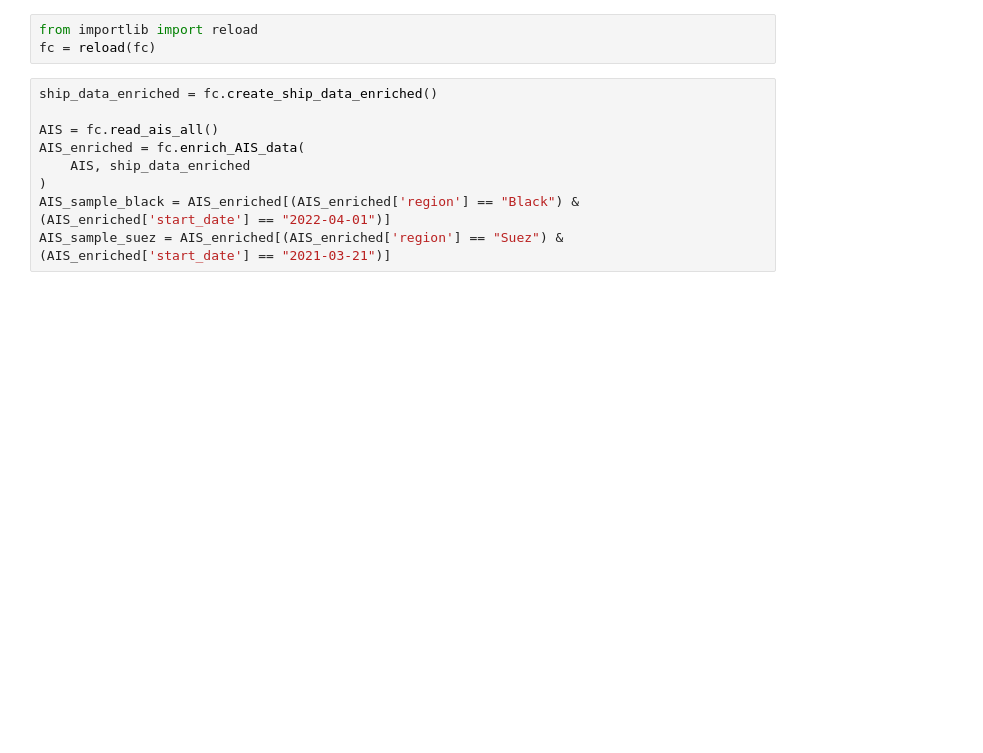
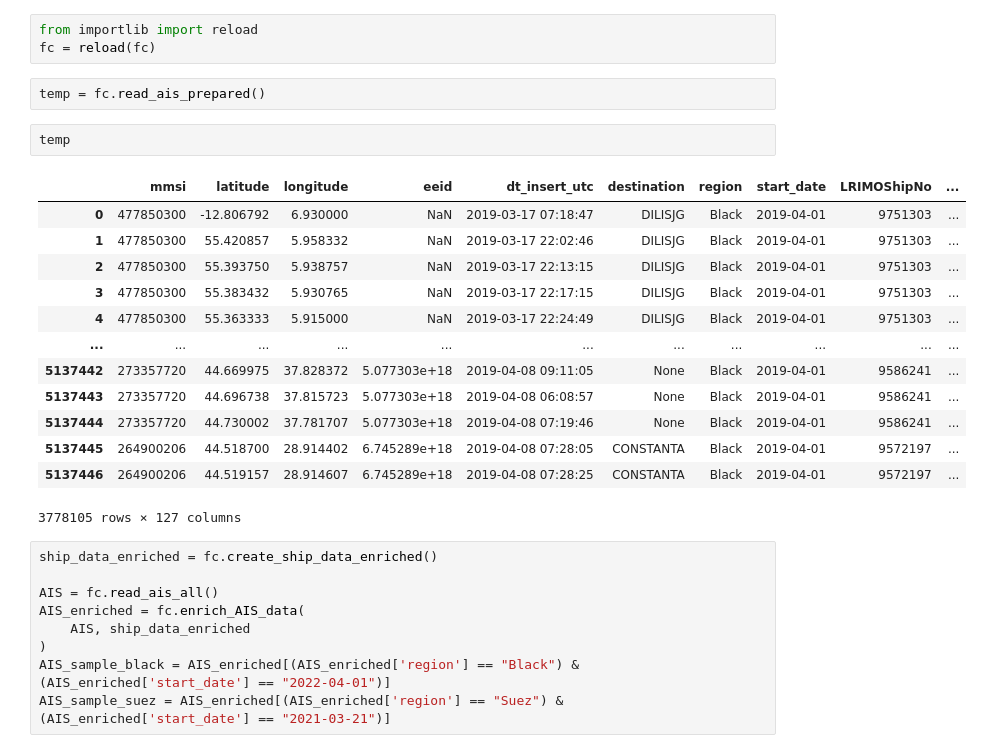
Before and after one commit to InseeFrLab/hackathon-un-2022, a Jupyter notebook: notebooks/test-nb-fonction.ipynb, the cells around one changed output. Drawn from its saved outputs; the diff is of its cells as text; blank space fills up the shorter version.

```diff
--- a/notebooks/test-nb-fonction.ipynb
+++ b/notebooks/test-nb-fonction.ipynb
@@ -9,6 +9,24 @@ import utils.functions as fc
 # %%
 from importlib import reload
 fc = reload(fc)
+# %%
+temp = fc.read_ais_prepared()
+# %%
+temp
+# %% [output]
+|  | mmsi | latitude | longitude | eeid | dt_insert_utc | destination | region | start_date | LRIMOShipNo | ... |
+| 0 | 477850300 | -12.806792 | 6.930000 | NaN | 2019-03-17 07:18:47 | DILISJG | Black | 2019-04-01 | 9751303 | ... |
+| 1 | 477850300 | 55.420857 | 5.958332 | NaN | 2019-03-17 22:02:46 | DILISJG | Black | 2019-04-01 | 9751303 | ... |
+| 2 | 477850300 | 55.393750 | 5.938757 | NaN | 2019-03-17 22:13:15 | DILISJG | Black | 2019-04-01 | 9751303 | ... |
+| 3 | 477850300 | 55.383432 | 5.930765 | NaN | 2019-03-17 22:17:15 | DILISJG | Black | 2019-04-01 | 9751303 | ... |
+| 4 | 477850300 | 55.363333 | 5.915000 | NaN | 2019-03-17 22:24:49 | DILISJG | Black | 2019-04-01 | 9751303 | ... |
+| ... | ... | ... | ... | ... | ... | ... | ... | ... | ... | ... |
+| 5137442 | 273357720 | 44.669975 | 37.828372 | 5.077303e+18 | 2019-04-08 09:11:05 | None | Black | 2019-04-01 | 9586241 | ... |
+| 5137443 | 273357720 | 44.696738 | 37.815723 | 5.077303e+18 | 2019-04-08 06:08:57 | None | Black | 2019-04-01 | 9586241 | ... |
+| 5137444 | 273357720 | 44.730002 | 37.781707 | 5.077303e+18 | 2019-04-08 07:19:46 | None | Black | 2019-04-01 | 9586241 | ... |
+| 5137445 | 264900206 | 44.518700 | 28.914402 | 6.745289e+18 | 2019-04-08 07:28:05 | CONSTANTA | Black | 2019-04-01 | 9572197 | ... |
+| 5137446 | 264900206 | 44.519157 | 28.914607 | 6.745289e+18 | 2019-04-08 07:28:25 | CONSTANTA | Black | 2019-04-01 | 9572197 | ... |
+3778105 rows × 127 columns
 # %%
 ship_data_enriched = fc.create_ship_data_enriched()
 
```
Also changed, not shown: 2 other files.
